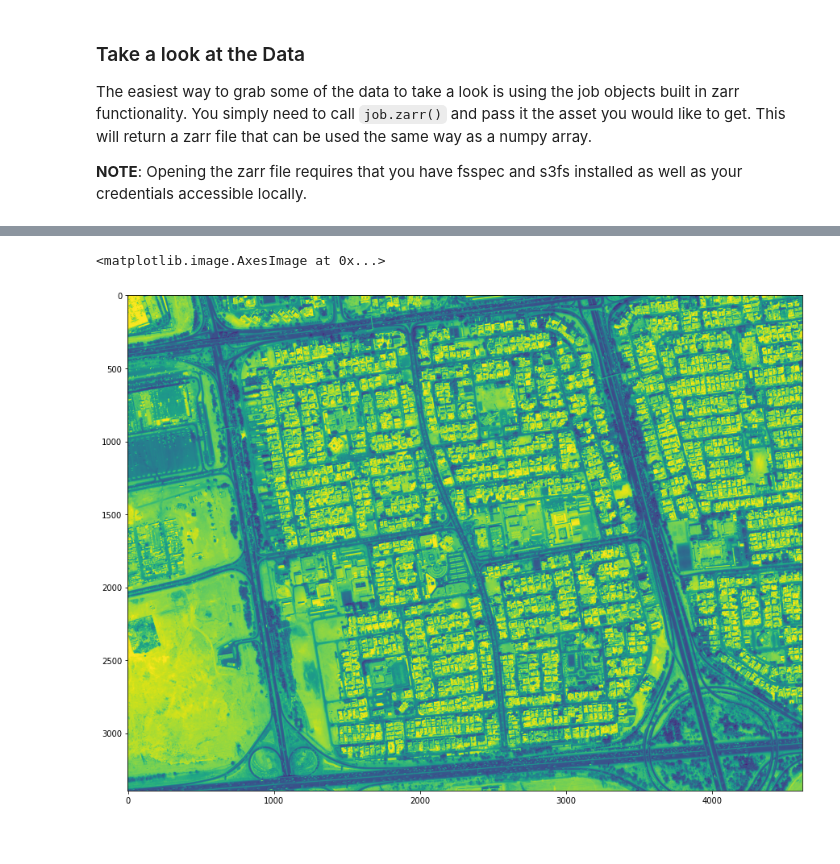
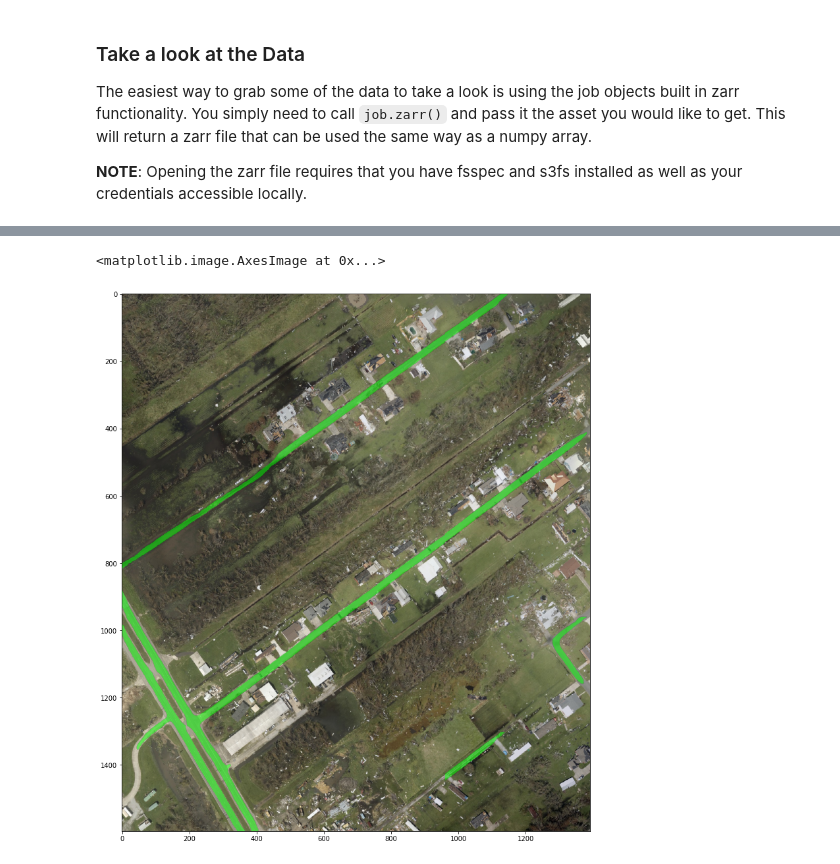
Before and after one commit to seerai/EsriRoadModel, a Jupyter notebook: submit_model.ipynb, the cells around one changed output, grey strips where cells are left out. Drawn from its saved outputs; the diff is of its cells as text; code cells hidden in the pictures.

Commit message:
updated road model and notebook for tesseract API changes

```diff
--- a/submit_model.ipynb
+++ b/submit_model.ipynb
@@ -93,2 +107,4 @@ bbox = q.features[0].bbox
+# %%
+bbox = (-90.285, 29.406, -90.280, 29.411)
 # %%
 job = Job(
@@ -191,8 +233,19 @@ plt.imshow(z['tesseract'][0, 0])
 # %%
 r = job.zarr('roads-imagery')
-# %%
-fig = plt.figure(figsize=(15, 15))
-plt.imshow(r['tesseract'][0, 0])
-# %% [output]
-<matplotlib.image.AxesImage at 0x...>
-[figure, removed]
+# %%
+fig = plt.figure(figsize=(15, 15))
+
+t = r['tesseract'][0]
+t /= np.amax(t)
+
+m = z['tesseract'][0]
+rgb_m = np.zeros((m.shape[1], m.shape[2], 4), dtype=np.uint8)
+rgb_m[:, :, 1] = (m > 0) * 255
+rgb_m[:, :, 3] = (m > 0) * 128
+
+
+plt.imshow(np.moveaxis(t, 0, 2) )
+plt.imshow(rgb_m)
+# %% [output]
+<matplotlib.image.AxesImage at 0x...>
+[figure, added]
```
Also changed, not shown: parts of 19 cells of this notebook, 1 other file.
